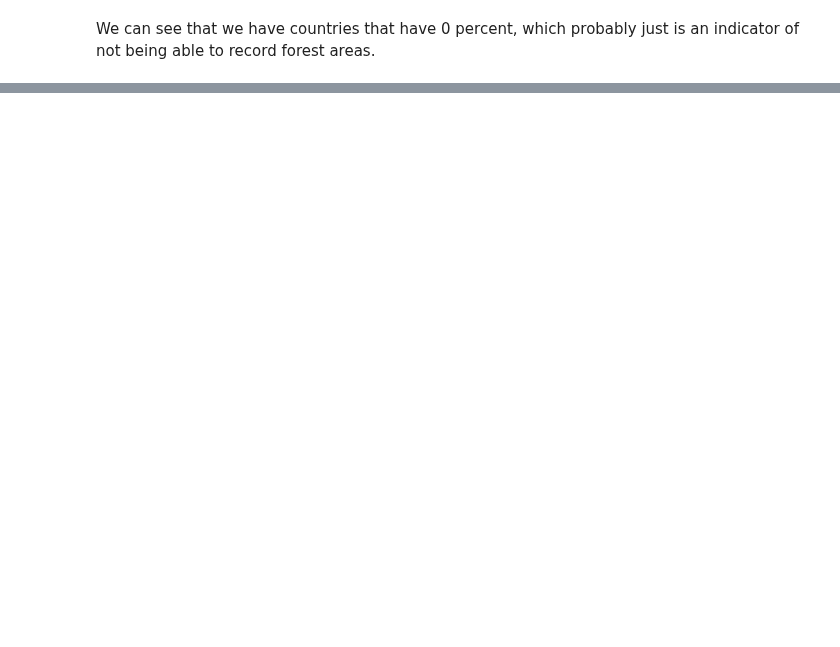
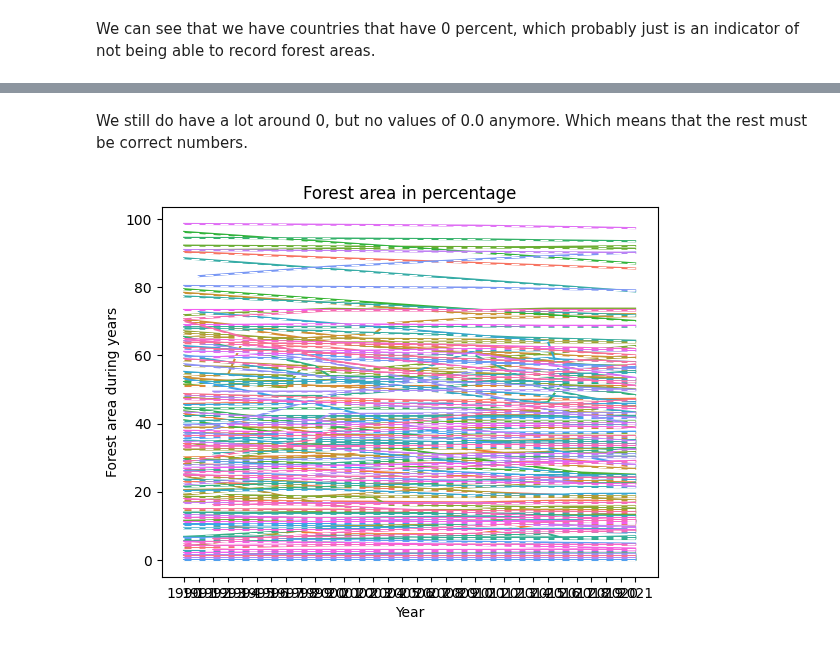
Before and after one commit to marcbarc19/DataScienceExam, a Jupyter notebook: forest-modelling.ipynb, the cells around one changed output, grey strips where cells are left out. Drawn from its saved outputs; the diff is of its cells as text; code cells hidden in the pictures; blank space fills up the shorter version.

```diff
--- a/forest-modelling.ipynb
+++ b/forest-modelling.ipynb
@@ -225,0 +279,15 @@ We also do see a lot of names that are not countries. So we filter those out as
+# %% [markdown]
+We still do have a lot around 0, but no values of 0.0 anymore. Which means that the rest must be correct numbers.
+# %%
+sns.lineplot(data=forest, x='Year', y='forest_area', hue='Country Name', marker=False, legend=False)
+
+# Add title and labels
+plt.title('Forest area in percentage')
+plt.xlabel('Year')
+plt.ylabel('Forest area during years')
+
+
+# Show the plot
+plt.show()
+# %% [output]
+[figure, added]
```
Also changed, not shown: parts of 10 cells of this notebook.
